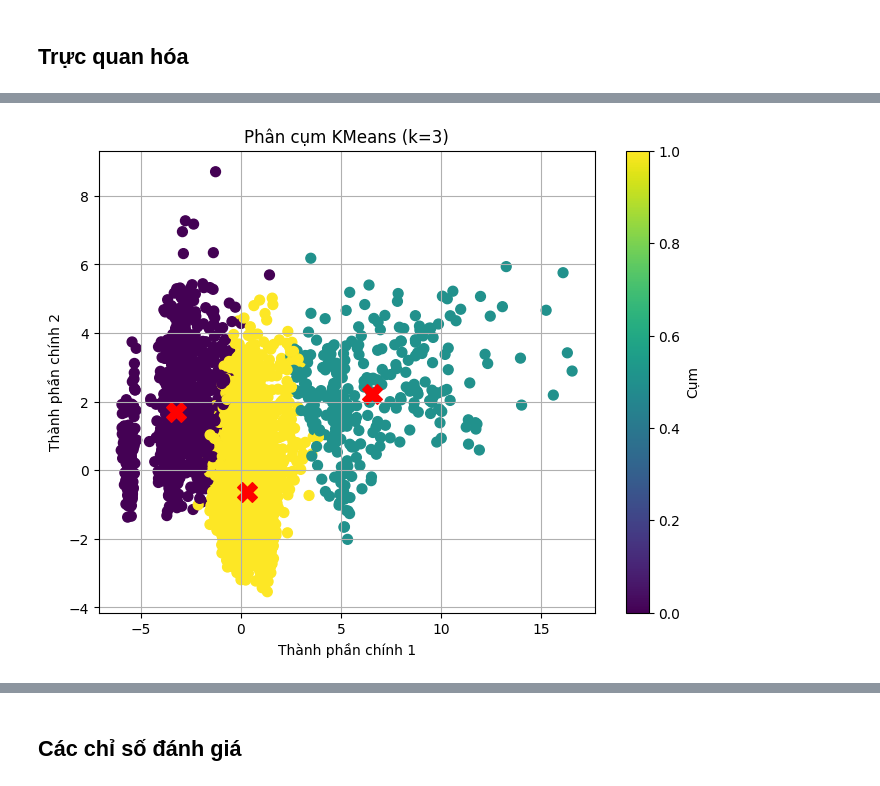
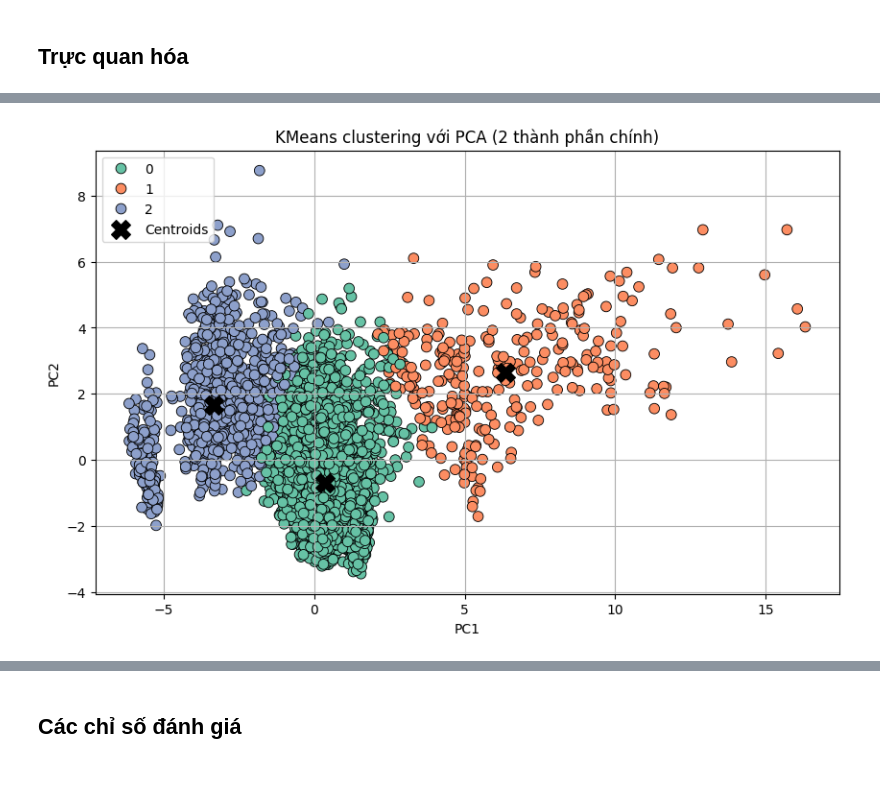
Before and after one commit to imbich/Project-Machine-Learning, a Jupyter notebook: notebook/cluster.ipynb, the cells around one changed output, grey strips where cells are left out. Cells and saved outputs as stored; diff of their text form; code cells hidden in the pictures.

```diff
--- a/notebook/cluster.ipynb
+++ b/notebook/cluster.ipynb
@@ -58,15 +61,19 @@ plt.show()
-# %%
-plt.figure(figsize=(8, 6))
-plt.scatter(X_pca[:, 0], X_pca[:, 1], c=clusters, cmap='viridis', s=50)
-plt.scatter(centroids[:, 0], centroids[:, 1], c='red', s=200, marker='X', label='Tâm cụm')
-plt.title('Phân cụm KMeans (k=3)')
-plt.xlabel('Thành phần chính 1')
-plt.ylabel('Thành phần chính 2')
-plt.colorbar(label='Cụm')
-plt.grid(True)
-plt.show()
-# %% [output]
-[figure, removed]
+# %%
+
+# Vẽ scatter plot
+plt.figure(figsize=(10, 6))
+sns.scatterplot(data=df, x='PC1', y='PC2', hue='Cluster', palette='Set2', s=60, edgecolor='k')
+
+# Vẽ centroid
+plt.scatter(centroids[:, 0], centroids[:, 1], c='black', s=200, marker='X', label='Centroids')
+
+plt.title('KMeans clustering với PCA (2 thành phần chính)')
+plt.legend()
+plt.grid(True)
+plt.show()
+# plt.savefig('cluster.png')
+# %% [output]
+[figure, added]
 # %%
 markers = ['o', 's', '^']  # Tuỳ số nhãn
 labels_cluster = clusters
```
Also changed, not shown: parts of 6 cells of this notebook.
